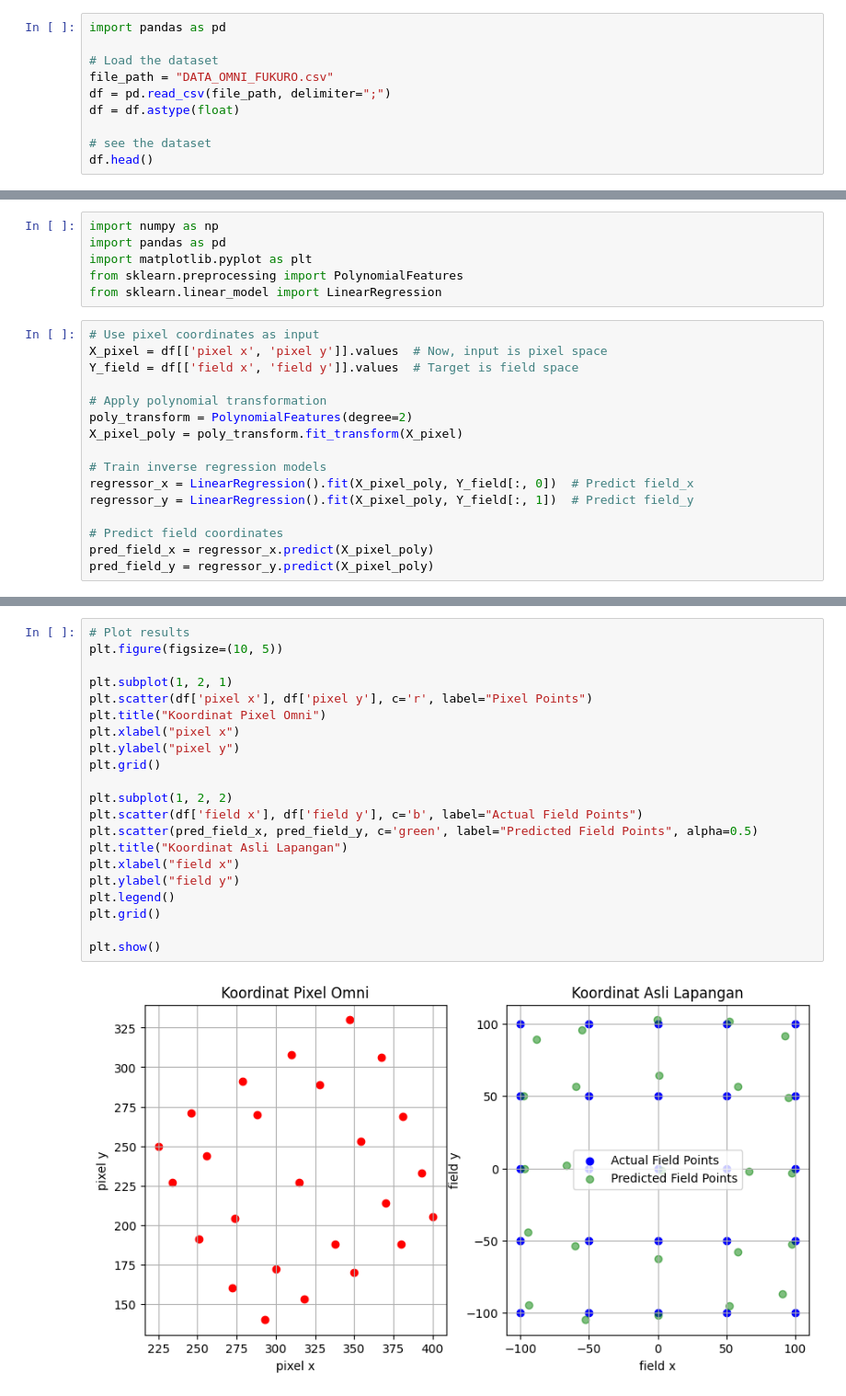
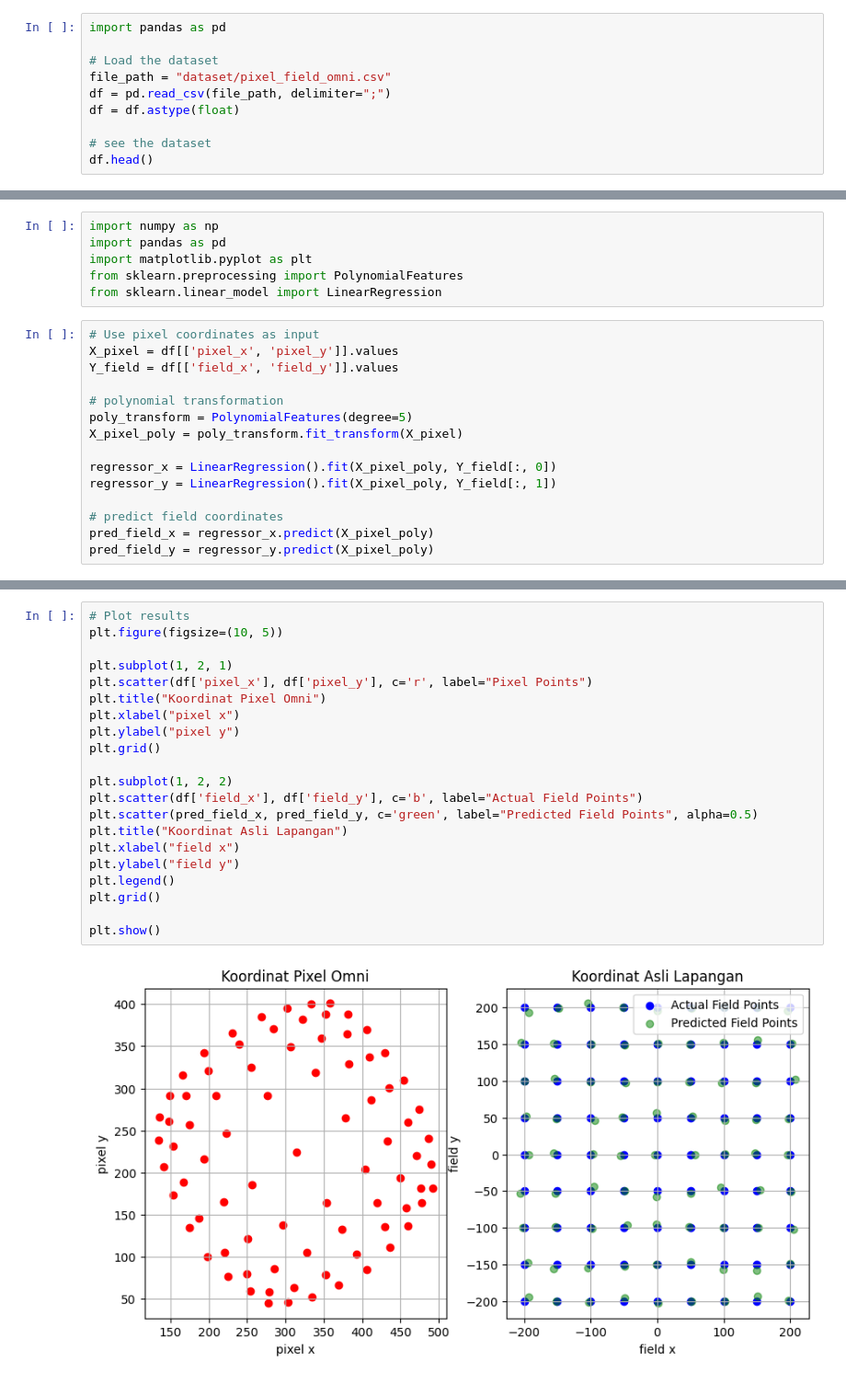
Before and after one commit to MarcoAlandAdinanda/Fukuro_Projects, a Jupyter notebook: FukuroMirror/omniResearch.ipynb, the cells around one changed output, grey strips where cells are left out. Shown at 92% size. Cells and saved outputs as stored; diff of their text form.

```diff
--- a/FukuroMirror/omniResearch.ipynb
+++ b/FukuroMirror/omniResearch.ipynb
@@ -4,7 +4,7 @@
 import pandas as pd
 
 # Load the dataset
-file_path = "DATA_OMNI_FUKURO.csv"
+file_path = "dataset/pixel_field_omni.csv"
 df = pd.read_csv(file_path, delimiter=";")
 df = df.astype(float)
 
@@ -47,17 +47,16 @@ from sklearn.preprocessing import PolynomialFeatures
 from sklearn.linear_model import LinearRegression
 # %%
 # Use pixel coordinates as input
-X_pixel = df[['pixel x', 'pixel y']].values  # Now, input is pixel space
-Y_field = df[['field x', 'field y']].values  # Target is field space
+X_pixel = df[['pixel_x', 'pixel_y']].values
+Y_field = df[['field_x', 'field_y']].values
 
-# Apply polynomial transformation
-poly_transform = PolynomialFeatures(degree=2)
+# polynomial transformation
+poly_transform = PolynomialFeatures(degree=5)
 X_pixel_poly = poly_transform.fit_transform(X_pixel)
 
-# Train inverse regression models
-regressor_x = LinearRegression().fit(X_pixel_poly, Y_field[:, 0])  # Predict field_x
-regressor_y = LinearRegression().fit(X_pixel_poly, Y_field[:, 1])  # Predict field_y
+regressor_x = LinearRegression().fit(X_pixel_poly, Y_field[:, 0])
+regressor_y = LinearRegression().fit(X_pixel_poly, Y_field[:, 1])
 
-# Predict field coordinates
+# predict field coordinates
 pred_field_x = regressor_x.predict(X_pixel_poly)
 pred_field_y = regressor_y.predict(X_pixel_poly)
@@ -64,23 +90,23 @@ pred_field_y = regressor_y.predict(X_pixel_poly)
 # %%
 # Plot results
 plt.figure(figsize=(10, 5))
 
 plt.subplot(1, 2, 1)
-plt.scatter(df['pixel x'], df['pixel y'], c='r', label="Pixel Points")
+plt.scatter(df['pixel_x'], df['pixel_y'], c='r', label="Pixel Points")
 plt.title("Koordinat Pixel Omni")
 plt.xlabel("pixel x")
 plt.ylabel("pixel y")
 plt.grid()
 
 plt.subplot(1, 2, 2)
-plt.scatter(df['field x'], df['field y'], c='b', label="Actual Field Points")
+plt.scatter(df['field_x'], df['field_y'], c='b', label="Actual Field Points")
 plt.scatter(pred_field_x, pred_field_y, c='green', label="Predicted Field Points", alpha=0.5)
 plt.title("Koordinat Asli Lapangan")
 plt.xlabel("field x")
 plt.ylabel("field y")
 plt.legend()
 plt.grid()
 
 plt.show()
 # %% [output]
-[figure, old version]
+[figure, new version]
```
Also changed, not shown: parts of 11 cells of this notebook, 10 other files.
